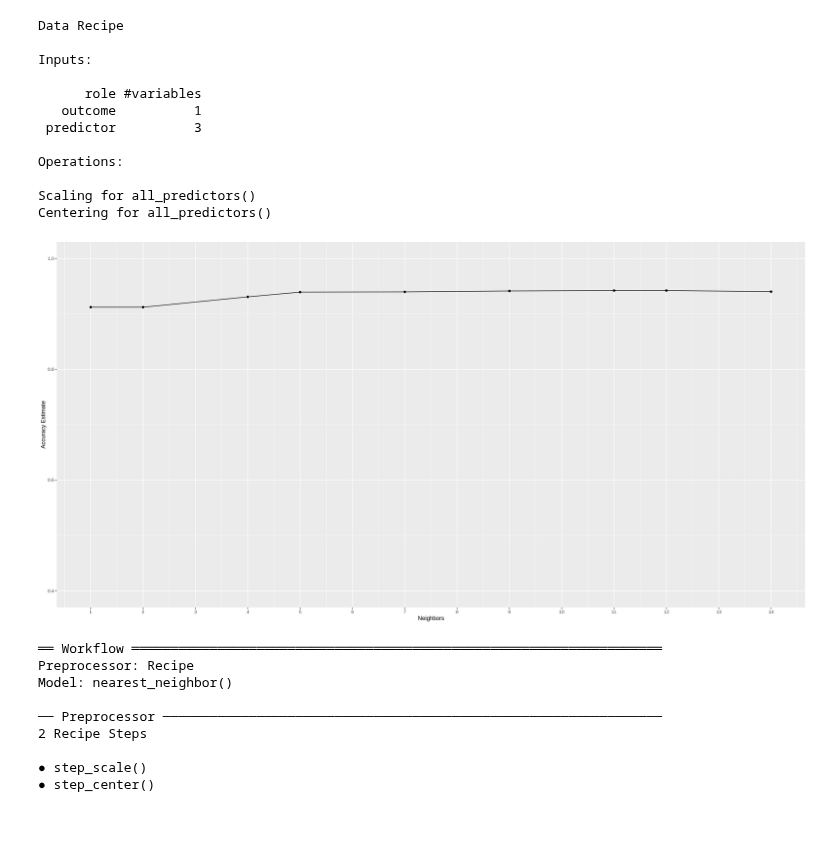
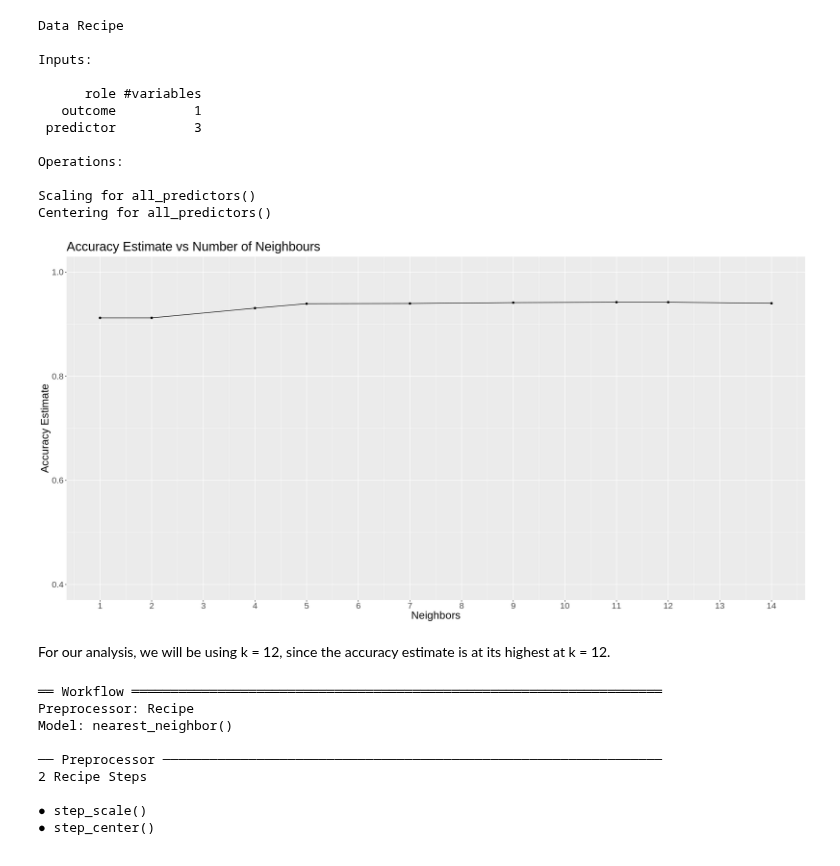
Before and after one commit to Phillipl132/dsci_100_group_24, a Jupyter notebook: Project_Report.ipynb, the cells around one changed output. Drawn from its saved outputs; the diff is of its cells as text; code cells hidden in the pictures; blank space fills up the shorter version.

```diff
--- a/Project_Report.ipynb
+++ b/Project_Report.ipynb
@@ -230,16 +235,20 @@ knn_down_results <- workflow() %>%
 # %%
 # evaluating classification model with underfitted data sets
 
 accuracies_down <- knn_down_results %>%
     filter(.metric == "accuracy")
 cross_val_plot_down <- ggplot(accuracies_down, aes(x= neighbors, y=mean)) +
     geom_point() +
     geom_line() +
     labs(x = "Neighbors", y = "Accuracy Estimate") +
+    theme(text = element_text(size=20)) +
     scale_x_continuous(breaks = seq(0, 14, by = 1)) +  # adjusting the x-axis
-    scale_y_continuous(limits = c(0.4, 1.0)) # adjusting the y-axis
+    scale_y_continuous(limits = c(0.4, 1.0)) + # adjusting the y-axis
+    ggtitle("Accuracy Estimate vs Number of Neighbours")
 cross_val_plot_down
 # %% [output]
-[figure, old version]
+[figure, new version]
+# %% [markdown]
+For our analysis, we will be using k = 12, since the accuracy estimate is at its highest at k = 12.
 # %%
 set.seed(2022)
```
Also changed, not shown: parts of 11 cells of this notebook.
